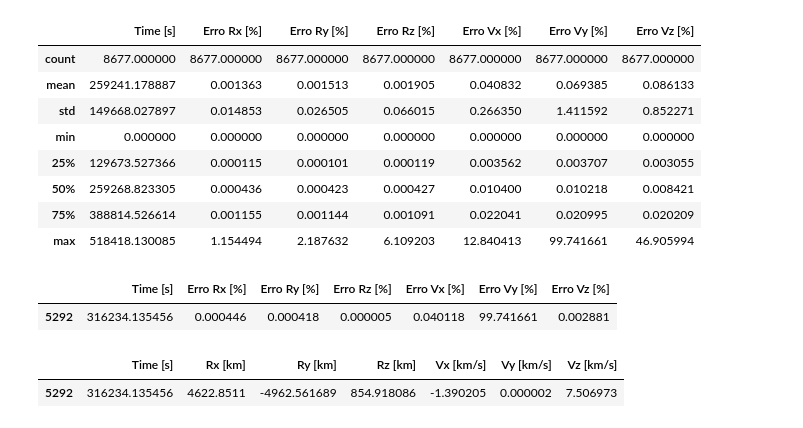
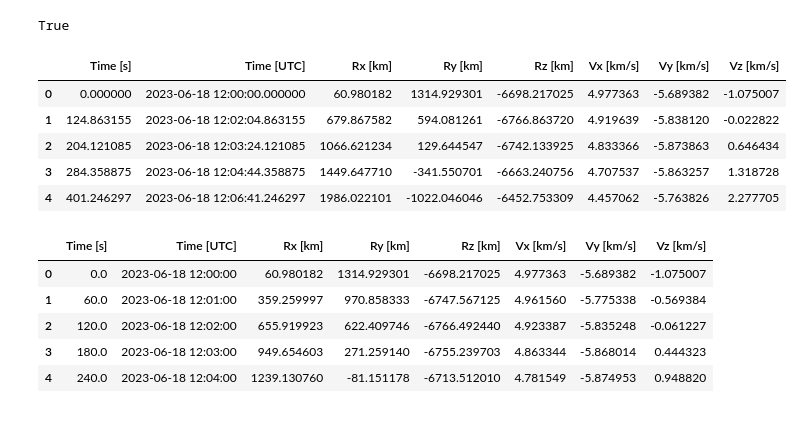
Before and after one commit to Rafa1914/spacepykit, a Jupyter notebook: handling-ephemeris-notebook.ipynb, the cells around one changed output. Saved outputs shown, nothing was run; the diff lists cells and outputs as text; code cells hidden in the pictures.

```diff
--- a/handling-ephemeris-notebook.ipynb
+++ b/handling-ephemeris-notebook.ipynb
@@ -99,12 +150,0 @@ df_erro = pd.DataFrame(
-# %%
-df_erro.describe()
-# %% [output]
-|  | Time [s] | Erro Rx [%] | Erro Ry [%] | Erro Rz [%] | Erro Vx [%] | Erro Vy [%] | Erro Vz [%] |
-| count | 8677.000000 | 8677.000000 | 8677.000000 | 8677.000000 | 8677.000000 | 8677.000000 | 8677.000000 |
-| mean | 259241.178887 | 0.001363 | 0.001513 | 0.001905 | 0.040832 | 0.069385 | 0.086133 |
-| std | 149668.027897 | 0.014853 | 0.026505 | 0.066015 | 0.266350 | 1.411592 | 0.852271 |
-| min | 0.000000 | 0.000000 | 0.000000 | 0.000000 | 0.000000 | 0.000000 | 0.000000 |
-| 25% | 129673.527366 | 0.000115 | 0.000101 | 0.000119 | 0.003562 | 0.003707 | 0.003055 |
-| 50% | 259268.823305 | 0.000436 | 0.000423 | 0.000427 | 0.010400 | 0.010218 | 0.008421 |
-| 75% | 388814.526614 | 0.001155 | 0.001144 | 0.001091 | 0.022041 | 0.020995 | 0.020209 |
-| max | 518418.130085 | 1.154494 | 2.187632 | 6.109203 | 12.840413 | 99.741661 | 46.905994 |
@@ -111,19 +153,35 @@ df_erro.describe()
+# %%
+(df_900.loc[1]['Time [UTC]']>df_900.loc[0]['Time [UTC]'])
+# %% [output]
+True
+# %%
+df_900.head()
+# %% [output]
+|  | Time [s] | Time [UTC] | Rx [km] | Ry [km] | Rz [km] | Vx [km/s] | Vy [km/s] | Vz [km/s] |
+| 0 | 0.000000 | 2023-06-18 12:00:00.000000 | 60.980182 | 1314.929301 | -6698.217025 | 4.977363 | -5.689382 | -1.075007 |
+| 1 | 124.863155 | 2023-06-18 12:02:04.863155 | 679.867582 | 594.081261 | -6766.863720 | 4.919639 | -5.838120 | -0.022822 |
+| 2 | 204.121085 | 2023-06-18 12:03:24.121085 | 1066.621234 | 129.644547 | -6742.133925 | 4.833366 | -5.873863 | 0.646434 |
+| 3 | 284.358875 | 2023-06-18 12:04:44.358875 | 1449.647710 | -341.550701 | -6663.240756 | 4.707537 | -5.863257 | 1.318728 |
+| 4 | 401.246297 | 2023-06-18 12:06:41.246297 | 1986.022101 | -1022.046046 | -6452.753309 | 4.457062 | -5.763826 | 2.277705 |
 # %%
-df_erro[df_erro['Erro Vy [%]'] == df_erro['Erro Vy [%]'].max()]
+# df_erro[df_erro['Erro Vy [%]'] == df_erro['Erro Vy [%]'].max()]
-# %% [output]
-|  | Time [s] | Erro Rx [%] | Erro Ry [%] | Erro Rz [%] | Erro Vx [%] | Erro Vy [%] | Erro Vz [%] |
-| 5292 | 316234.135456 | 0.000446 | 0.000418 | 0.000005 | 0.040118 | 99.741661 | 0.002881 |
 # %%
-df_int[df_int['Time [s]'] == df_erro[df_erro['Erro Vy [%]'] == df_erro['Erro Vy [%]'].max()]['Time [s]'].values[0]]
+# df_int[df_int['Time [s]'] == df_erro[df_erro['Erro Vy [%]'] == df_erro['Erro Vy [%]'].max()]['Time [s]'].values[0]]
-# %% [output]
-|  | Time [s] | Rx [km] | Ry [km] | Rz [km] | Vx [km/s] | Vy [km/s] | Vz [km/s] |
-| 5292 | 316234.135456 | 4622.8511 | -4962.561689 | 854.918086 | -1.390205 | 0.000002 | 7.506973 |
 # %%
 # determining the name of the file
 file_name = 'Dados\\Ephemeris\\Interpolation_Ephemeris.xlsx'
 
 # saving the excel
 df_int.to_excel(file_name)
+# %%
+df_int.head()
+# %% [output]
+|  | Time [s] | Time [UTC] | Rx [km] | Ry [km] | Rz [km] | Vx [km/s] | Vy [km/s] | Vz [km/s] |
+| 0 | 0.0 | 2023-06-18 12:00:00 | 60.980182 | 1314.929301 | -6698.217025 | 4.977363 | -5.689382 | -1.075007 |
+| 1 | 60.0 | 2023-06-18 12:01:00 | 359.259997 | 970.858333 | -6747.567125 | 4.961560 | -5.775338 | -0.569384 |
+| 2 | 120.0 | 2023-06-18 12:02:00 | 655.919923 | 622.409746 | -6766.492440 | 4.923387 | -5.835248 | -0.061227 |
+| 3 | 180.0 | 2023-06-18 12:03:00 | 949.654603 | 271.259140 | -6755.239703 | 4.863344 | -5.868014 | 0.444323 |
+| 4 | 240.0 | 2023-06-18 12:04:00 | 1239.130760 | -81.151178 | -6713.512010 | 4.781549 | -5.874953 | 0.948820 |
 # %%
 plot_data(
     df_list=[df_60, df_int],
```
Also changed, not shown: parts of 3 cells of this notebook, 1 other file.
